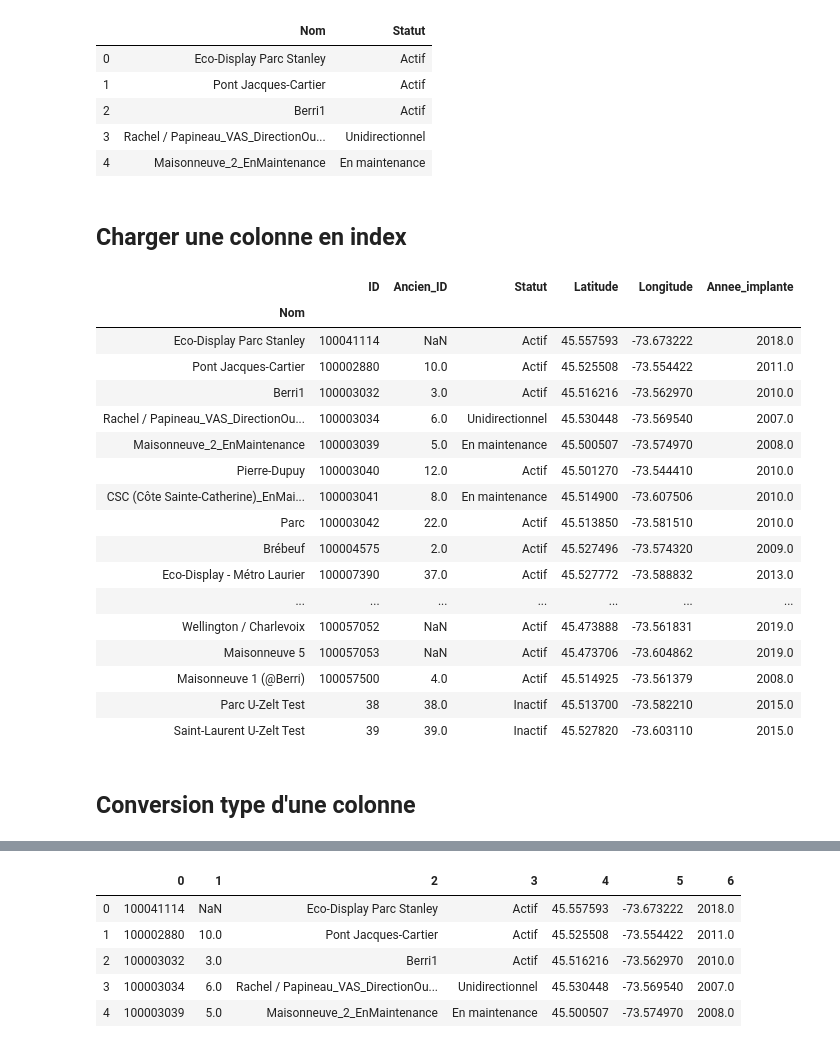
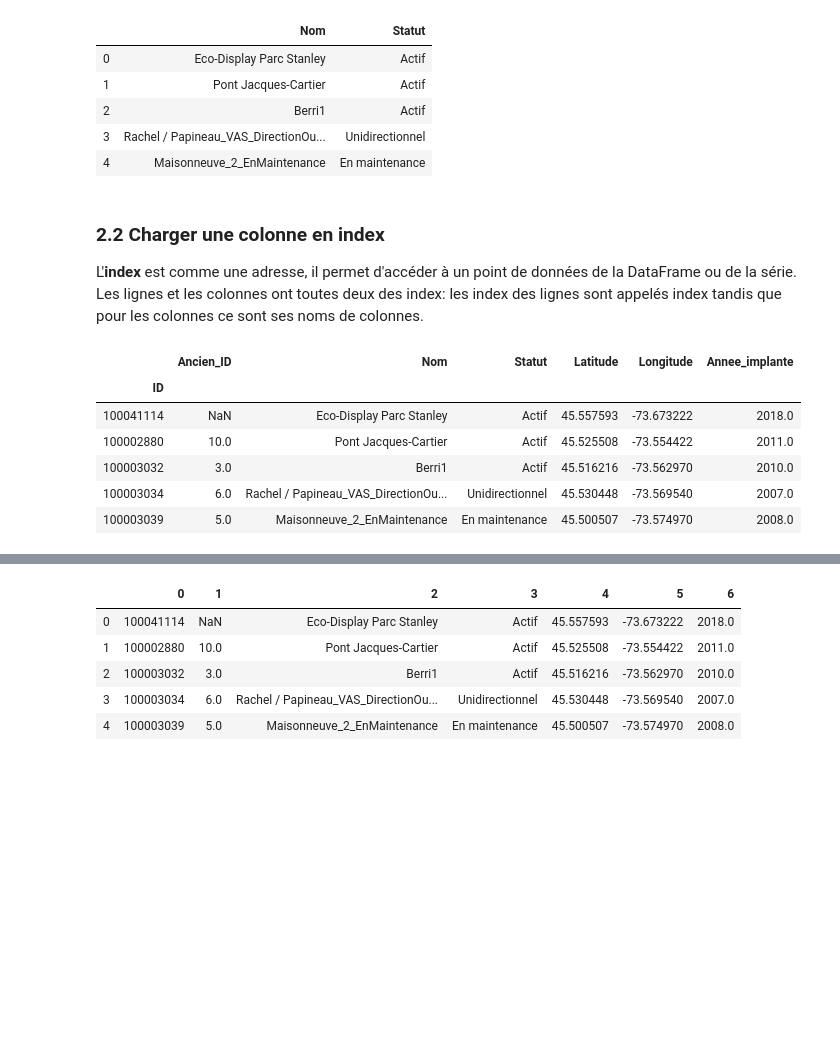
Before and after one commit to christinevaluc/faps, a Jupyter notebook: pandas-tutoriel.ipynb, the cells around one changed output, grey strips where cells are left out. Drawn from its saved outputs; the diff is of its cells as text; code cells hidden in the pictures; blank space fills up the shorter version.

```diff
--- a/pandas-tutoriel.ipynb
+++ b/pandas-tutoriel.ipynb
@@ -51,30 +44,18 @@ compteur.head()
 | 2 | Berri1 | Actif |
 | 3 | Rachel / Papineau_VAS_DirectionOu... | Unidirectionnel |
 | 4 | Maisonneuve_2_EnMaintenance | En maintenance |
-# %% [markdown]
-## Charger une colonne en index
+# %% [markdown]
+### 2.2 Charger une colonne en index
+L'**index** est comme une adresse, il permet d'accéder à un point de données de la DataFrame ou de la série. Les lignes et les colonnes ont toutes deux des index: les index des lignes sont appelés index tandis que pour les colonnes ce sont ses noms de colonnes.
 # %%
 # mettre les noms des compteurs en index
-compteur = pd.read_csv(compteurFichier, index_col = 2)
-compteur
+compteur = pd.read_csv(compteurFichier, index_col = 0)
+compteur.head()
 # %% [output]
-|  | ID | Ancien_ID | Statut | Latitude | Longitude | Annee_implante |
-| Nom |  |  |  |  |  |  |
-| Eco-Display Parc Stanley | 100041114 | NaN | Actif | 45.557593 | -73.673222 | 2018.0 |
-| Pont Jacques-Cartier | 100002880 | 10.0 | Actif | 45.525508 | -73.554422 | 2011.0 |
-| Berri1 | 100003032 | 3.0 | Actif | 45.516216 | -73.562970 | 2010.0 |
-| Rachel / Papineau_VAS_DirectionOu... | 100003034 | 6.0 | Unidirectionnel | 45.530448 | -73.569540 | 2007.0 |
-| Maisonneuve_2_EnMaintenance | 100003039 | 5.0 | En maintenance | 45.500507 | -73.574970 | 2008.0 |
-| Pierre-Dupuy | 100003040 | 12.0 | Actif | 45.501270 | -73.544410 | 2010.0 |
-| CSC (Côte Sainte-Catherine)_EnMai... | 100003041 | 8.0 | En maintenance | 45.514900 | -73.607506 | 2010.0 |
-| Parc | 100003042 | 22.0 | Actif | 45.513850 | -73.581510 | 2010.0 |
-| Brébeuf | 100004575 | 2.0 | Actif | 45.527496 | -73.574320 | 2009.0 |
-| Eco-Display - Métro Laurier | 100007390 | 37.0 | Actif | 45.527772 | -73.588832 | 2013.0 |
-| ... | ... | ... | ... | ... | ... | ... |
-| Wellington / Charlevoix | 100057052 | NaN | Actif | 45.473888 | -73.561831 | 2019.0 |
-| Maisonneuve 5 | 100057053 | NaN | Actif | 45.473706 | -73.604862 | 2019.0 |
-| Maisonneuve 1 (@Berri) | 100057500 | 4.0 | Actif | 45.514925 | -73.561379 | 2008.0 |
-| Parc U-Zelt Test | 38 | 38.0 | Inactif | 45.513700 | -73.582210 | 2015.0 |
-| Saint-Laurent U-Zelt Test | 39 | 39.0 | Inactif | 45.527820 | -73.603110 | 2015.0 |
+|  | Ancien_ID | Nom | Statut | Latitude | Longitude | Annee_implante |
+| ID |  |  |  |  |  |  |
+| 100041114 | NaN | Eco-Display Parc Stanley | Actif | 45.557593 | -73.673222 | 2018.0 |
+| 100002880 | 10.0 | Pont Jacques-Cartier | Actif | 45.525508 | -73.554422 | 2011.0 |
+| 100003032 | 3.0 | Berri1 | Actif | 45.516216 | -73.562970 | 2010.0 |
+| 100003034 | 6.0 | Rachel / Papineau_VAS_DirectionOu... | Unidirectionnel | 45.530448 | -73.569540 | 2007.0 |
+| 100003039 | 5.0 | Maisonneuve_2_EnMaintenance | En maintenance | 45.500507 | -73.574970 | 2008.0 |
-# %% [markdown]
-## Conversion type d'une colonne
```
Also changed, not shown: parts of 35 cells of this notebook.
